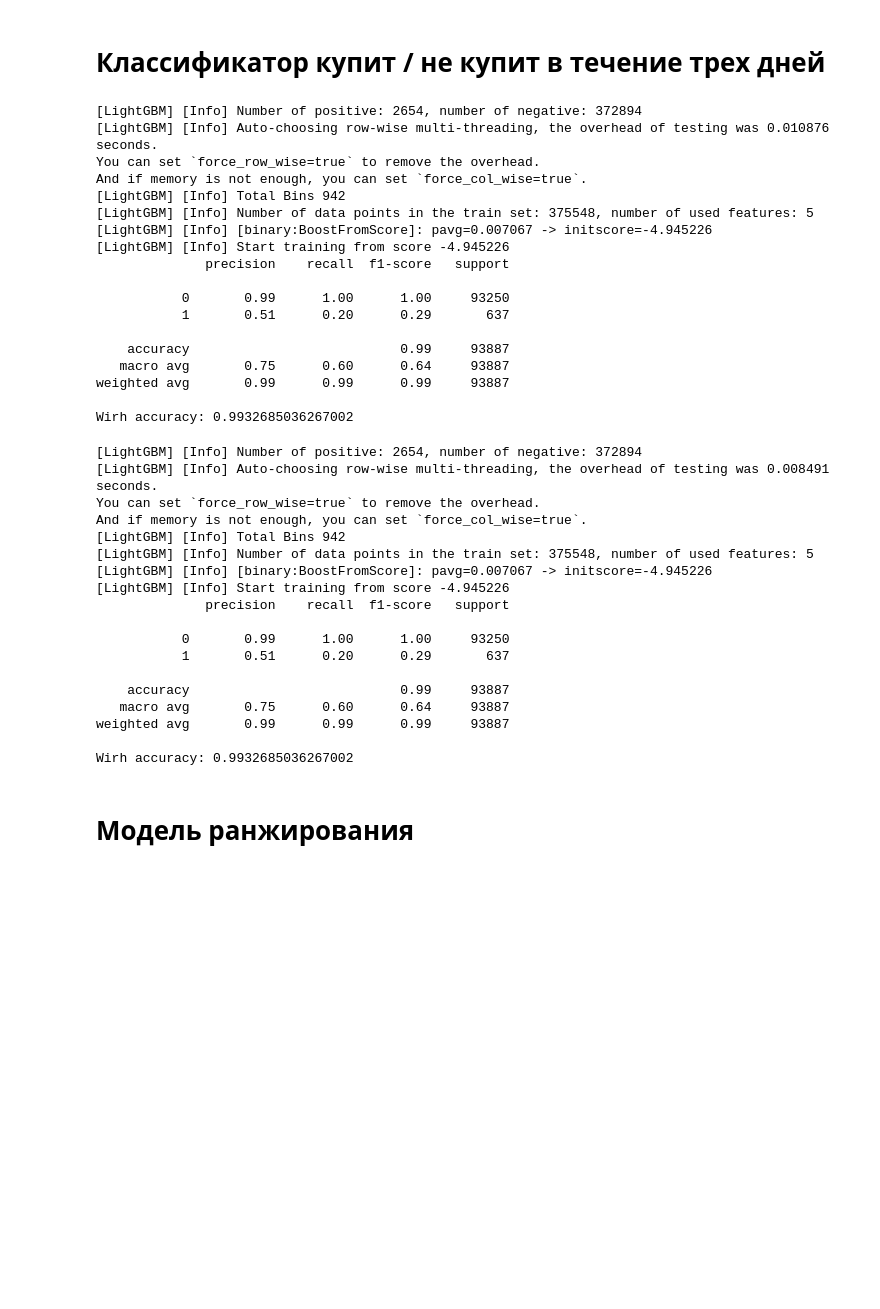
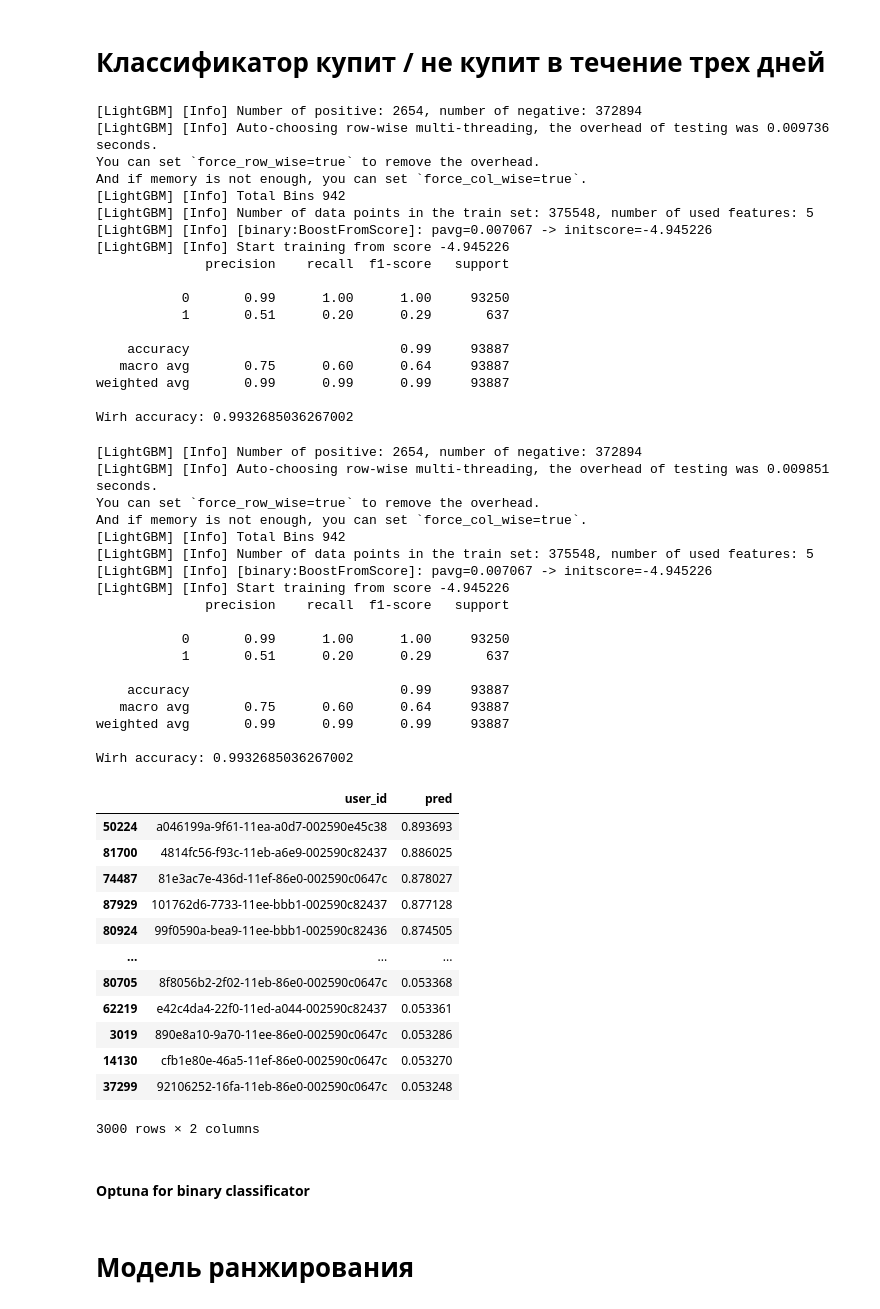
Before and after one commit to akayooo/Kokos-hackaton, a Jupyter notebook: Preprocessing and model.ipynb, the cells around one changed output. Drawn from its saved outputs; the diff is of its cells as text; code cells hidden in the pictures; blank space fills up the shorter version.

```diff
--- a/Preprocessing and model.ipynb
+++ b/Preprocessing and model.ipynb
@@ -100,14 +100,14 @@ def load_features_data():
 # Обучение модели
 def train_model(features):
     # Целевая переменная: наличие заказов
-    features = features.drop('user_id', axis=1)
-
     X = features.drop(columns=['n_orders'])  # Признаки
     y = (features['n_orders'] > 0).astype(int)  # Купил ли товар
 
     # Разделение на тренировочные и тестовые данные
     X_train, X_test, y_train, y_test = train_test_split(X, y, test_size=0.2, random_state=42)
-
+    X_test_save = X_test.copy(deep=True)
+    X_train = X_train.drop('user_id', axis=1)
+    X_test = X_test.drop('user_id', axis=1)
     train_data = lgb.Dataset(X_train, label=y_train)
     valid_data = lgb.Dataset(X_test, label=y_test)
 
@@ -138,7 +138,7 @@ def train_model(features):
     print(classification_report(y_test, y_pred))
     print(f'Wirh accuracy: {accuracy_score(y_test, y_pred)}')
 
-    return model
+    return model, X_test, X_test_save
 
 if __name__ == "__main__":
     features = load_features_data()
@@ -146,11 +146,11 @@ if __name__ == "__main__":
     features = load_features_data()
 
 
-    model = train_model(features)
+    model, X_test, X_test_user = train_model(features)
     model.save_model('lgb_classifier.txt')
 # %% [output]
 [LightGBM] [Info] Number of positive: 2654, number of negative: 372894
-[LightGBM] [Info] Auto-choosing row-wise multi-threading, the overhead of testing was 0.010876 seconds.
+[LightGBM] [Info] Auto-choosing row-wise multi-threading, the overhead of testing was 0.009736 seconds.
 You can set `force_row_wise=true` to remove the overhead.
 And if memory is not enough, you can set `force_col_wise=true`.
 [LightGBM] [Info] Total Bins 942
@@ -167,29 +167,52 @@ And if memory is not enough, you can set `force_col_wise=true`.
 weighted avg       0.99      0.99      0.99     93887
 
 Wirh accuracy: 0.9932685036267002
-# %%
-model = train_model(load_features_data())
-# %% [output]
-[LightGBM] [Info] Number of positive: 2654, number of negative: 372894
-[LightGBM] [Info] Auto-choosing row-wise multi-threading, the overhead of testing was 0.008491 seconds.
-You can set `force_row_wise=true` to remove the overhead.
-And if memory is not enough, you can set `force_col_wise=true`.
-[LightGBM] [Info] Total Bins 942
-[LightGBM] [Info] Number of data points in the train set: 375548, number of used features: 5
-[LightGBM] [Info] [binary:BoostFromScore]: pavg=0.007067 -> initscore=-4.945226
-[LightGBM] [Info] Start training from score -4.945226
-              precision    recall  f1-score   support
-
-           0       0.99      1.00      1.00     93250
-           1       0.51      0.20      0.29       637
-
-    accuracy                           0.99     93887
-   macro avg       0.75      0.60      0.64     93887
-weighted avg       0.99      0.99      0.99     93887
-
-Wirh accuracy: 0.9932685036267002
 # %%
-model.predict()
+#Выбираем 3000 пользователей по наибольшей вероятности
+model, X_test, X_test_save = train_model(load_features_data())
+
+X_test_save = X_test_save.reset_index()
+
+X_test['pred'] = model.predict(X_test)
+X_test = X_test.reset_index()
+
+merged_users = X_test.merge(X_test_save, on='index')
+sorted_users = merged_users.sort_values('pred', ascending=False).head(3000)
+sorted_users[['user_id', 'pred']]
+# %% [output]
+[LightGBM] [Info] Number of positive: 2654, number of negative: 372894
+[LightGBM] [Info] Auto-choosing row-wise multi-threading, the overhead of testing was 0.009851 seconds.
+You can set `force_row_wise=true` to remove the overhead.
+And if memory is not enough, you can set `force_col_wise=true`.
+[LightGBM] [Info] Total Bins 942
+[LightGBM] [Info] Number of data points in the train set: 375548, number of used features: 5
+[LightGBM] [Info] [binary:BoostFromScore]: pavg=0.007067 -> initscore=-4.945226
+[LightGBM] [Info] Start training from score -4.945226
+              precision    recall  f1-score   support
+
+           0       0.99      1.00      1.00     93250
+           1       0.51      0.20      0.29       637
+
+    accuracy                           0.99     93887
+   macro avg       0.75      0.60      0.64     93887
+weighted avg       0.99      0.99      0.99     93887
+
+Wirh accuracy: 0.9932685036267002
+|  | user_id | pred |
+| 50224 | a046199a-9f61-11ea-a0d7-002590e45c38 | 0.893693 |
+| 81700 | 4814fc56-f93c-11eb-a6e9-002590c82437 | 0.886025 |
+| 74487 | 81e3ac7e-436d-11ef-86e0-002590c0647c | 0.878027 |
+| 87929 | 101762d6-7733-11ee-bbb1-002590c82437 | 0.877128 |
+| 80924 | 99f0590a-bea9-11ee-bbb1-002590c82436 | 0.874505 |
+| ... | ... | ... |
+| 80705 | 8f8056b2-2f02-11eb-86e0-002590c0647c | 0.053368 |
+| 62219 | e42c4da4-22f0-11ed-a044-002590c82437 | 0.053361 |
+| 3019 | 890e8a10-9a70-11ee-86e0-002590c0647c | 0.053286 |
+| 14130 | cfb1e80e-46a5-11ef-86e0-002590c0647c | 0.053270 |
+| 37299 | 92106252-16fa-11eb-86e0-002590c0647c | 0.053248 |
+3000 rows × 2 columns
+# %% [markdown]
+#### Optuna for binary classificator
 # %%
 # import optuna
 # import lightgbm as lgb
```
Also changed, not shown: parts of 15 cells of this notebook.
